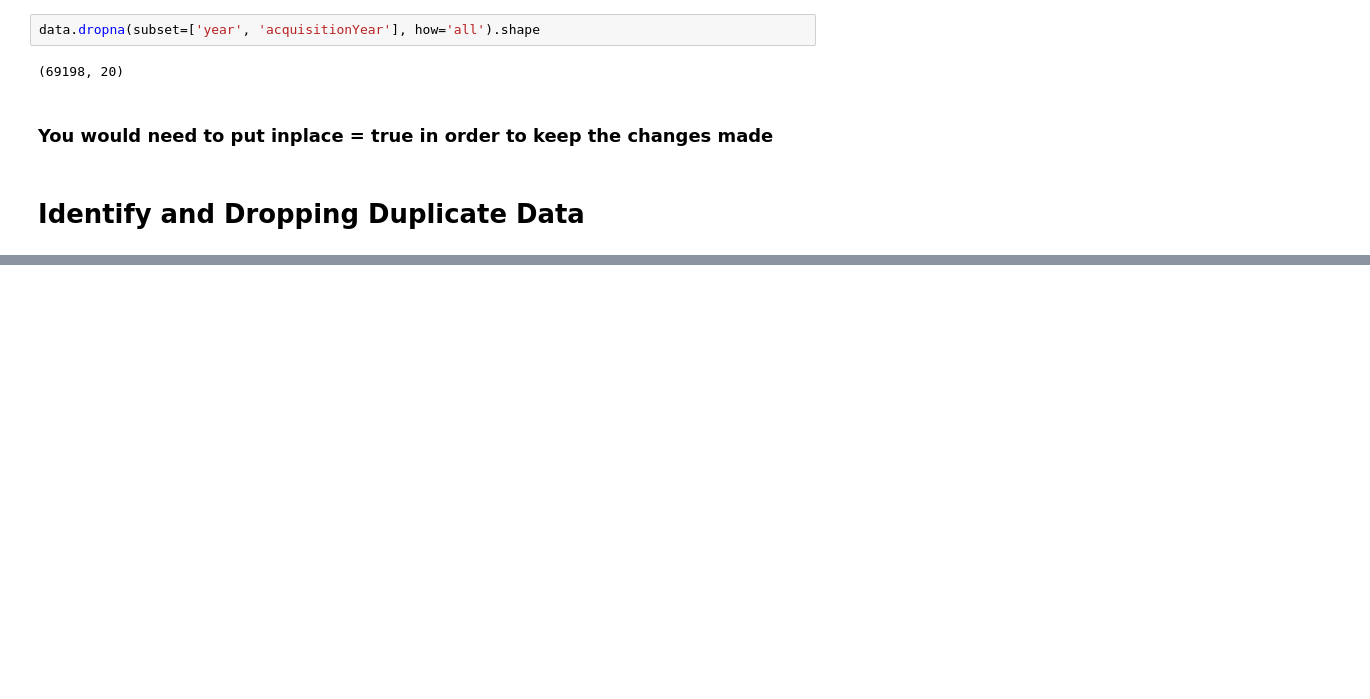
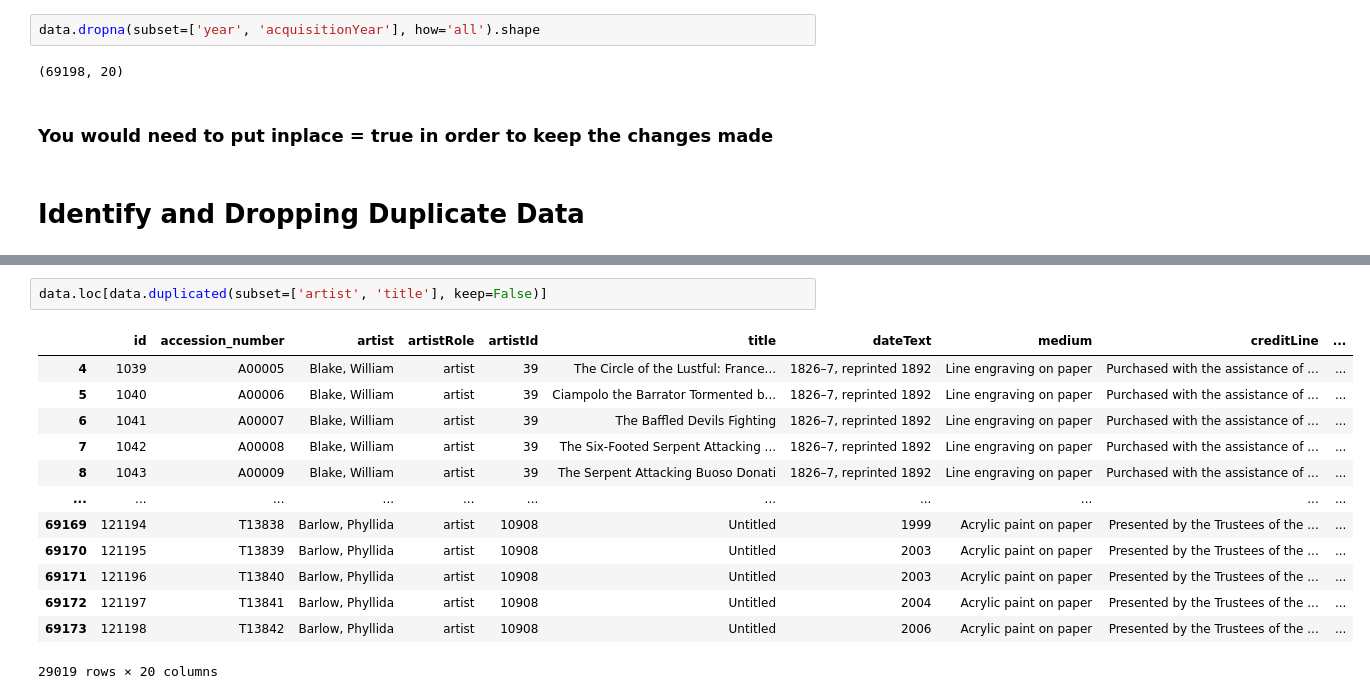
Before and after one commit to jho97/data-analyst-week-2, a Jupyter notebook: may_25/personal_work/handeling_bad_data.ipynb, the cells around one changed output, grey strips where cells are left out. Cells and saved outputs as stored; diff of their text form; blank space fills up the shorter version.

```diff
--- a/may_25/personal_work/handeling_bad_data.ipynb
+++ b/may_25/personal_work/handeling_bad_data.ipynb
@@ -260,0 +356,16 @@ data.dropna(subset=['year', 'acquisitionYear'], how='all').shape
+# %%
+data.loc[data.duplicated(subset=['artist', 'title'], keep=False)]
+# %% [output]
+|  | id | accession_number | artist | artistRole | artistId | title | dateText | medium | creditLine | ... |
+| 4 | 1039 | A00005 | Blake, William | artist | 39 | The Circle of the Lustful: France... | 1826–7, reprinted 1892 | Line engraving on paper | Purchased with the assistance of ... | ... |
+| 5 | 1040 | A00006 | Blake, William | artist | 39 | Ciampolo the Barrator Tormented b... | 1826–7, reprinted 1892 | Line engraving on paper | Purchased with the assistance of ... | ... |
+| 6 | 1041 | A00007 | Blake, William | artist | 39 | The Baffled Devils Fighting | 1826–7, reprinted 1892 | Line engraving on paper | Purchased with the assistance of ... | ... |
+| 7 | 1042 | A00008 | Blake, William | artist | 39 | The Six-Footed Serpent Attacking ... | 1826–7, reprinted 1892 | Line engraving on paper | Purchased with the assistance of ... | ... |
+| 8 | 1043 | A00009 | Blake, William | artist | 39 | The Serpent Attacking Buoso Donati | 1826–7, reprinted 1892 | Line engraving on paper | Purchased with the assistance of ... | ... |
+| ... | ... | ... | ... | ... | ... | ... | ... | ... | ... | ... |
+| 69169 | 121194 | T13838 | Barlow, Phyllida | artist | 10908 | Untitled | 1999 | Acrylic paint on paper | Presented by the Trustees of the ... | ... |
+| 69170 | 121195 | T13839 | Barlow, Phyllida | artist | 10908 | Untitled | 2003 | Acrylic paint on paper | Presented by the Trustees of the ... | ... |
+| 69171 | 121196 | T13840 | Barlow, Phyllida | artist | 10908 | Untitled | 2003 | Acrylic paint on paper | Presented by the Trustees of the ... | ... |
+| 69172 | 121197 | T13841 | Barlow, Phyllida | artist | 10908 | Untitled | 2004 | Acrylic paint on paper | Presented by the Trustees of the ... | ... |
+| 69173 | 121198 | T13842 | Barlow, Phyllida | artist | 10908 | Untitled | 2006 | Acrylic paint on paper | Presented by the Trustees of the ... | ... |
+29019 rows × 20 columns
```
Also changed, not shown: parts of 7 cells of this notebook.
